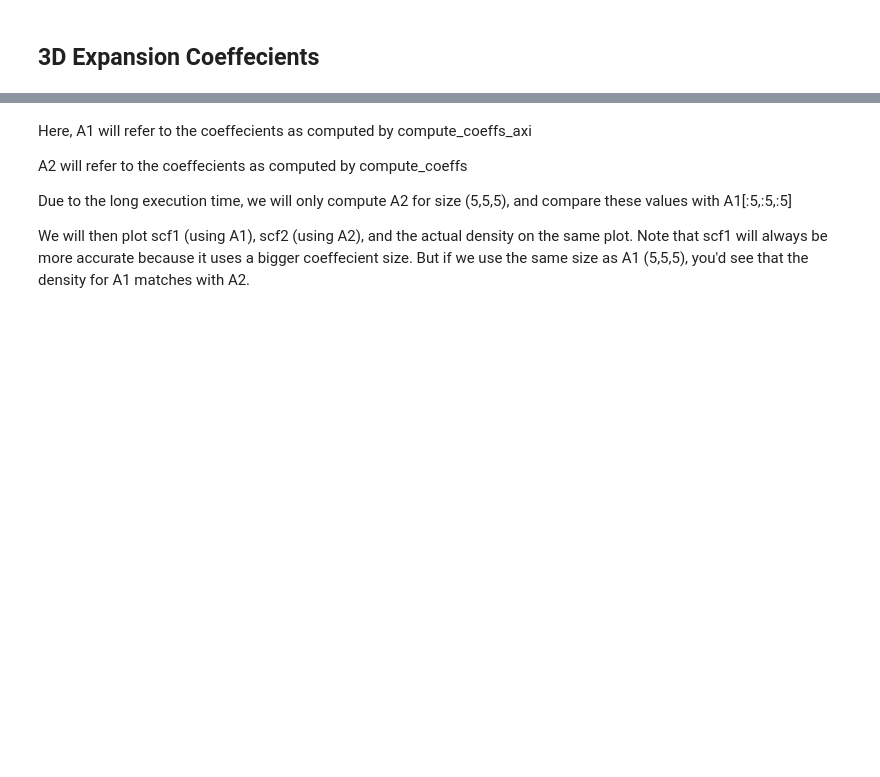
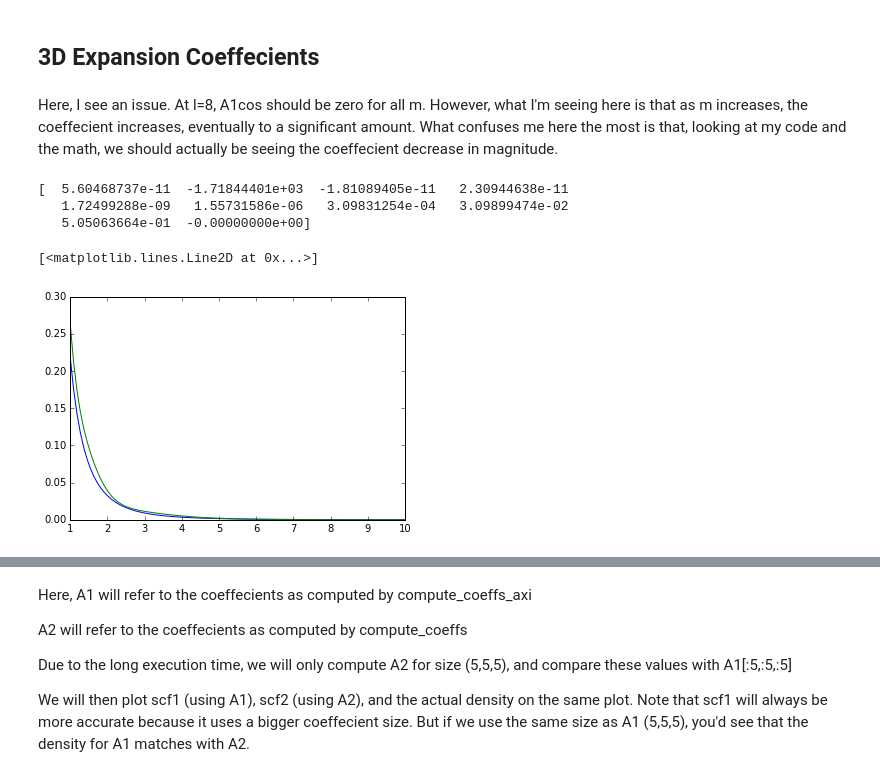
Before and after one commit to SeaifanAladdin/galpy-notebook, a Jupyter notebook: galpy/SCFPotential.ipynb, the cells around one changed output, grey strips where cells are left out. Drawn from its saved outputs; the diff is of its cells as text; code cells hidden in the pictures; blank space fills up the shorter version.

Commit message:
Under 3D Expansion coeffecients, added 2 new density function that depends on phi. I plotted the first density for varying R, z, and phi and compared it to the numerically calculated SCF density

```diff
--- a/galpy/SCFPotential.ipynb
+++ b/galpy/SCFPotential.ipynb
@@ -399,3 +399,34 @@ plt.plot(z, axi_density1(R, z, 0))
 Even though the expansion coeffecients turns really ugly for small n but large l, the figures still match for varying R and Z.
 # %% [markdown]
 ## 3D Expansion Coeffecients
+# %%
+def density1(R, z=0, phi=0.):
+    spherical_coords = cyl_to_spher(R,z, phi)
+    r, theta, phi = spherical_coords
+    h = HernquistPotential(2)
+    return h.dens(R, z, phi)*(1 + eps*nu.cos(theta) + eps*nu.cos(theta)**2.)*(1 + eps*nu.cos(phi) + eps*nu.sin(phi))
+
+def density2(R, z=0, phi=0.):
+    spherical_coords = cyl_to_spher(R,z, phi)
+    theta = spherical_coords[1]
+    return rho_Zeeuw(R,z,phi)*(1 + eps*nu.cos(theta) + eps*nu.cos(theta)**2)*(1 + eps*nu.cos(phi) + eps*nu.sin(phi))
+# %%
+A1cos, A1sin = compute_coeffs(density1, 10, 10)
+# %% [markdown]
+Here, I see an issue. At l=8, A1cos should be zero for all m. However, what I'm seeing here is that as m increases, the coeffecient increases, eventually to a significant amount. What confuses me here the most is that, looking at my code and the math, we should actually be seeing the coeffecient decrease in magnitude.
+# %%
+print A1cos[0,8,:]
+# %% [output]
+[  5.60468737e-11  -1.71844401e+03  -1.81089405e-11   2.30944638e-11
+   1.72499288e-09   1.55731586e-06   3.09831254e-04   3.09899474e-02
+   5.05063664e-01  -0.00000000e+00]
+# %%
+R = nu.linspace(1,10,100)
+scf = SCFPotential(Acos=A1cos, Asin=-A1sin)
+density = scf.dens(R, 0)
+# %%
+plt.plot(R, density1(R))
+plt.plot(R, density)
+# %% [output]
+[<matplotlib.lines.Line2D at 0x...>]
+[figure, added]
```
Also changed, not shown: parts of 8 cells of this notebook.
